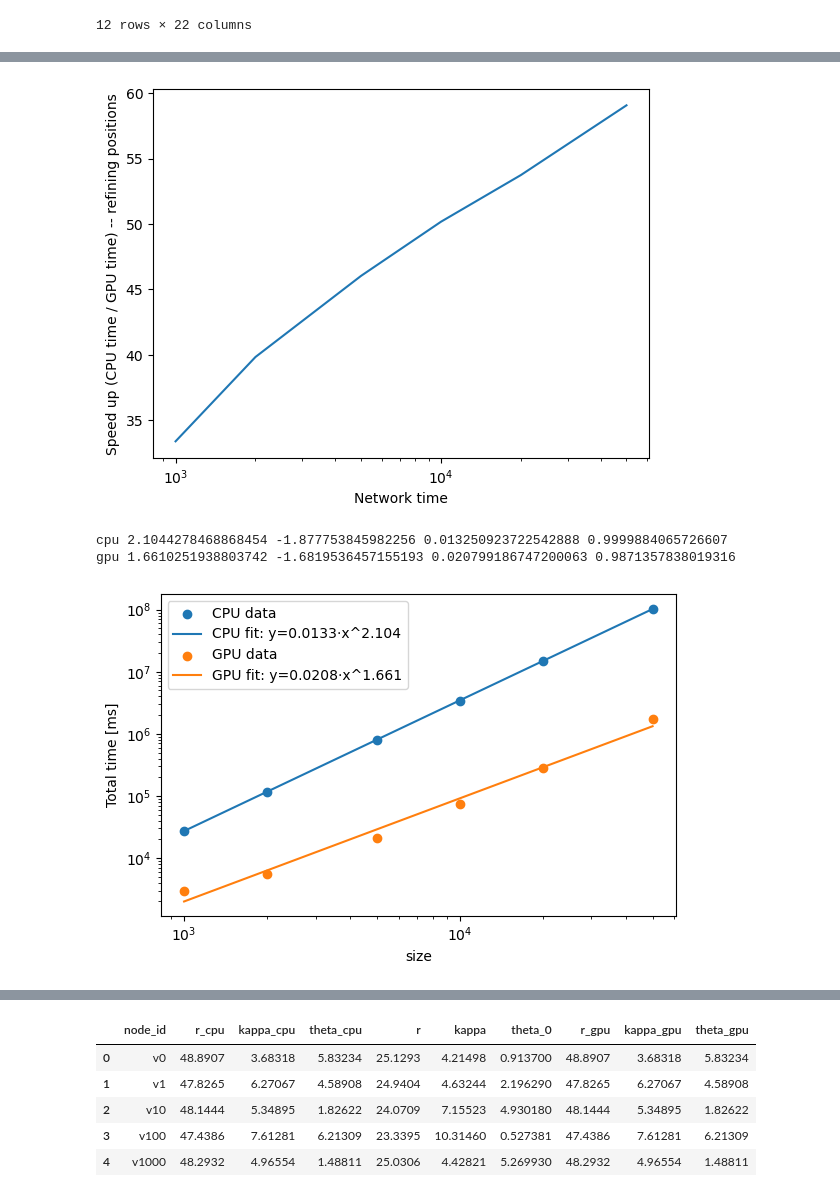
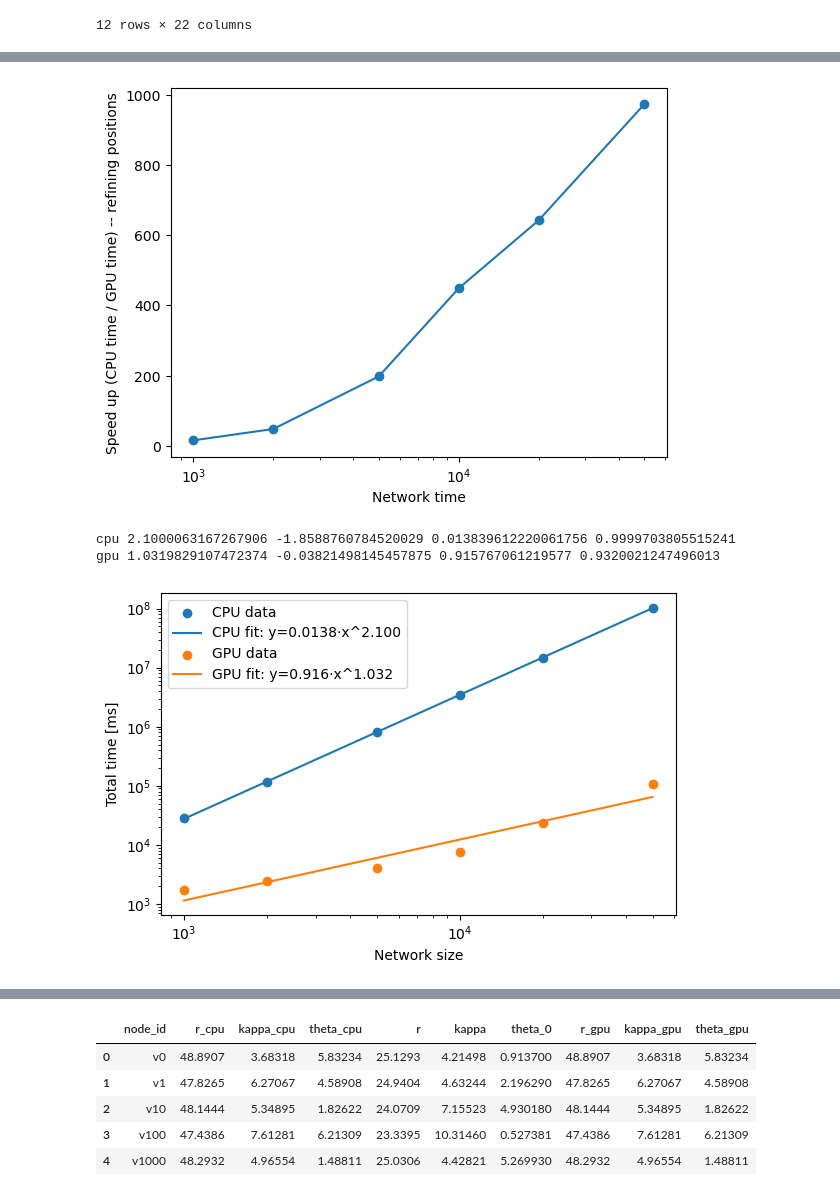
Before and after one commit to networkgeometry/d-mercator, a Jupyter notebook: notebooks/benchmark-check.ipynb, the cells around one changed output, grey strips where cells are left out. Cells and saved outputs as stored; diff of their text form; code cells hidden in the pictures.

```diff
--- a/notebooks/benchmark-check.ipynb
+++ b/notebooks/benchmark-check.ipynb
@@ -3,7 +3,7 @@ import numpy as np
 import pandas as pd
 import matplotlib.pyplot as plt
 # %%
-df = pd.read_csv("../benchmark_runs/60054709/cpu_gpu_benchmark.csv")
+df = pd.read_csv("../benchmark_runs/60349385/cpu_gpu_benchmark.csv")
 df
 # %% [output]
 |  | size | rep | dimension | graph_seed | embed_seed | beta | backend | backend_reported | mode | ... |
@@ -46,18 +39,18 @@ sizes = []
 
 for name, group in df.groupby("size"):
     sizes.append(name)
-    cpu_time = group[group['backend'] == 'cpu']['refining_positions_ms'].values[0]
-    gpu_time = group[group['backend'] == 'gpu']['refining_positions_ms'].values[0]
+    cpu_time = group[group['backend'] == 'cpu']['total_time_ms'].values[0]
+    gpu_time = group[group['backend'] == 'gpu']['total_time_ms'].values[0]
 
     speed_up.append(cpu_time / gpu_time)
 
-plt.plot(sizes, speed_up)
+plt.plot(sizes, speed_up, 'o-')
 plt.xlabel('Network time')
 plt.ylabel('Speed up (CPU time / GPU time) -- refining positions')
 plt.xscale("log")
-plt.show()
+# plt.savefig("cpu_vs_gpu_speedup.png")
 # %% [output]
-[figure, old version]
+[figure, new version]
 # %%
 def fit_loglog(sub):
     x = np.log10(sub["size"].to_numpy(dtype=float))
@@ -72,33 +65,33 @@ for backend, sub in df.groupby("backend"):
     alpha, beta, c, r2 = fit_loglog(sub)
     print(backend, alpha, beta, c, r2)
 # %% [output]
-cpu 2.1044278468868454 -1.877753845982256 0.013250923722542888 0.9999884065726607
-gpu 1.6610251938803742 -1.6819536457155193 0.020799186747200063 0.9871357838019316
+cpu 2.1000063167267906 -1.8588760784520029 0.013839612220061756 0.9999703805515241
+gpu 1.0319829107472374 -0.03821498145457875 0.915767061219577 0.9320021247496013
 # %%
 fits = {b: fit_loglog(sub) for b, sub in df.groupby("backend")}
 
 # Plot
 fig, ax = plt.subplots(figsize=(6, 4))
 
 for backend, sub in df.groupby("backend"):
     ax.scatter(sub["size"], sub["total_time_ms"], label=f"{backend.upper()} data")
 
     alpha, beta, c, r2 = fits[backend]
     # Use range of x for that backend
     x_min, x_max = sub["size"].min(), sub["size"].max()
     xs = np.logspace(np.log10(x_min), np.log10(x_max), 200)
     ys = c * xs**alpha
     ax.plot(xs, ys, label=f"{backend.upper()} fit: y={c:.3g}·x^{alpha:.3f}")
 
 ax.set_xscale("log")
 ax.set_yscale("log")
-ax.set_xlabel("size")
+ax.set_xlabel("Network size")
 ax.set_ylabel("Total time [ms]")
 ax.legend()
 plt.tight_layout()
 plt.show()
 # %% [output]
-[figure, old version]
+[figure, new version]
 # %%
 def fit_loglog(sub):
     x = np.log10(sub["size"].to_numpy(dtype=float))
```
Also changed, not shown: parts of 15 cells of this notebook, 9 other files.
